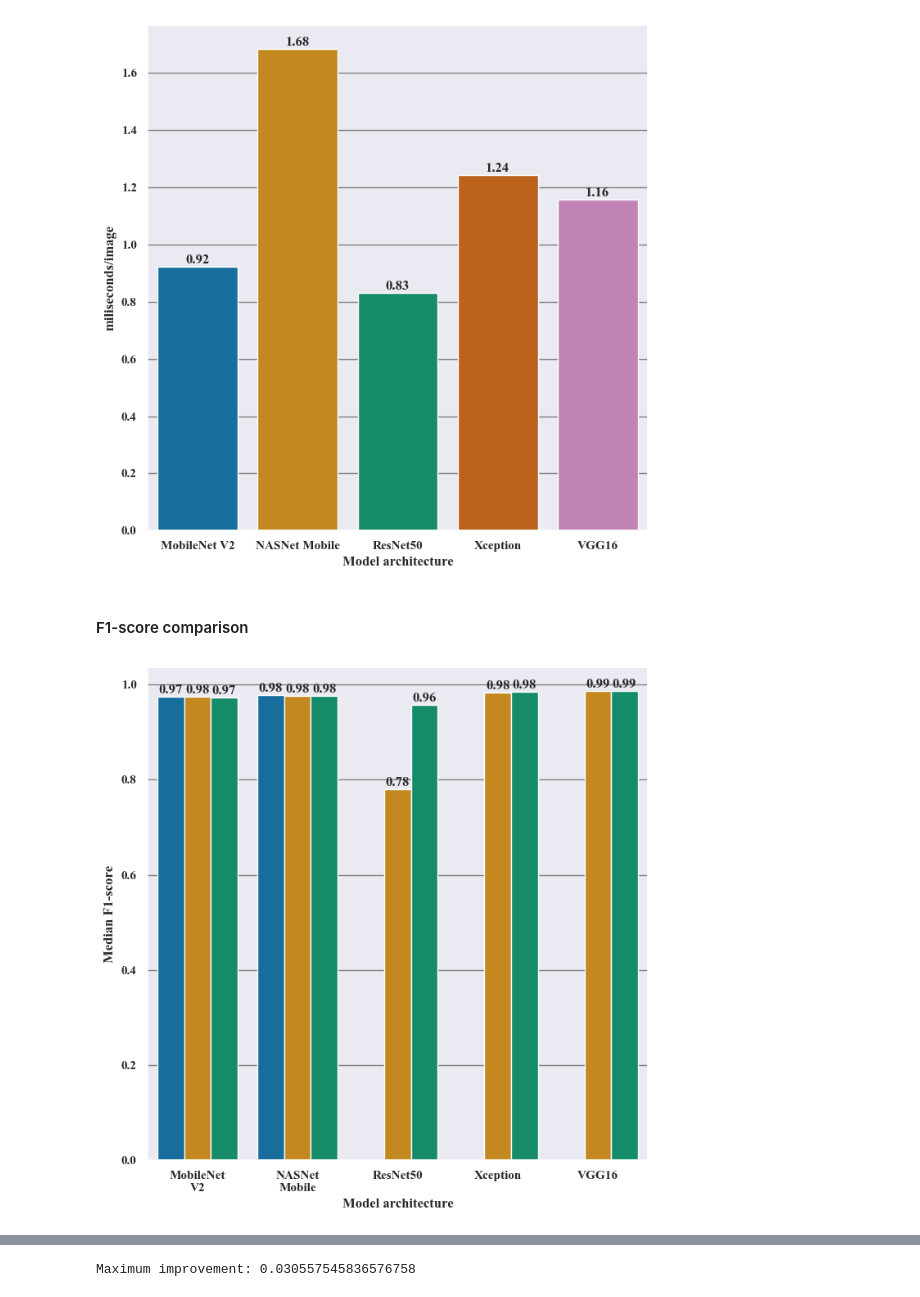
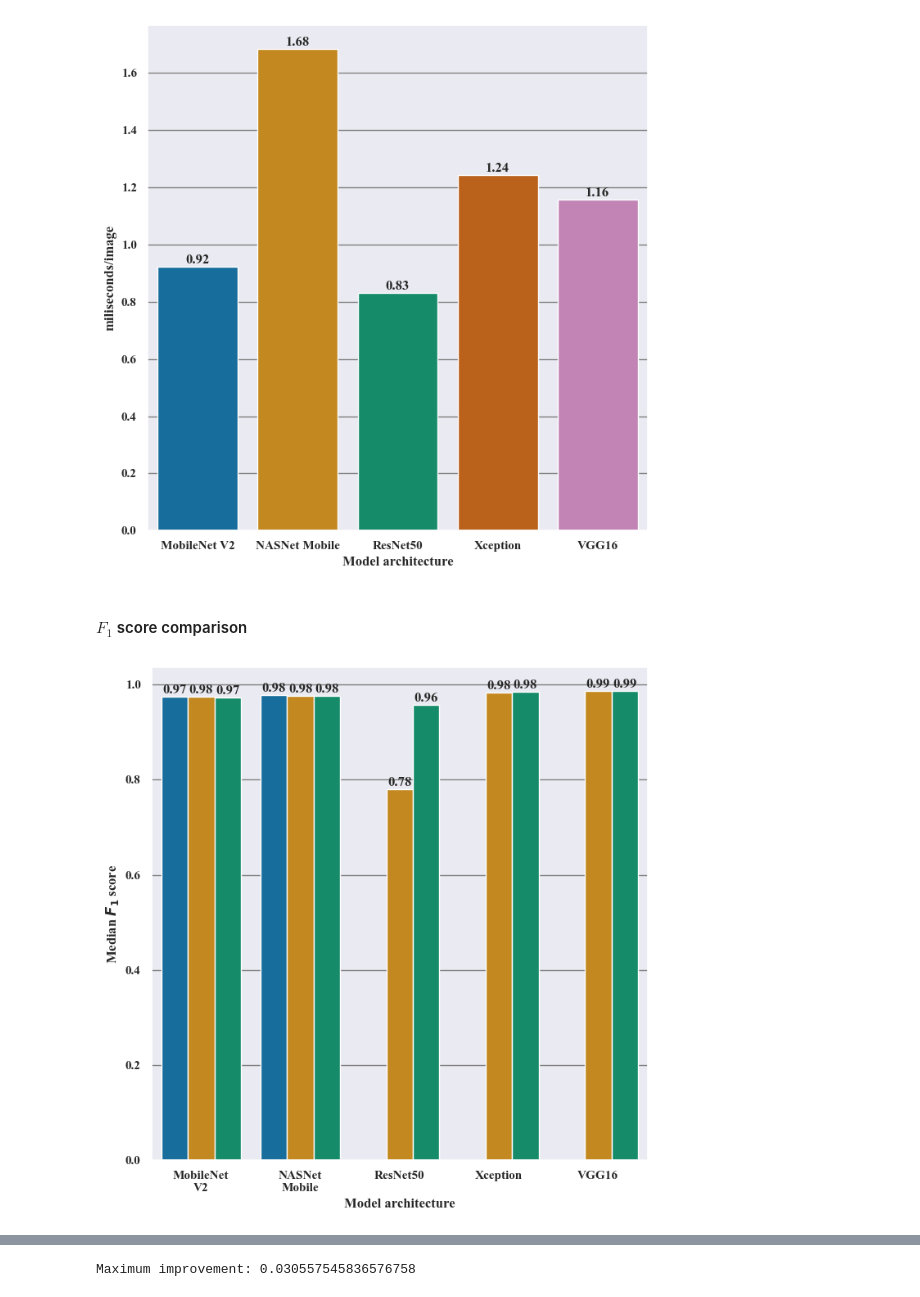
Before and after one commit to GAISSA-UPC/seaa2023_ect, a Jupyter notebook: data-analysis.ipynb, the cells around one changed output, grey strips where cells are left out. Cells and saved outputs as stored; diff of their text form; code cells hidden in the pictures.

Commit message:
Rewrite F1-score as $F_1$ score

```diff
--- a/data-analysis.ipynb
+++ b/data-analysis.ipynb
@@ -797,27 +797,27 @@ if SAVE_FIGS:
 # %% [output]
 [figure]
 # %% [markdown]
-#### F1-score comparison
+#### $F_1$ score comparison
 # %%
 _, ax = barplot(
     analysis_df_no_outliers,
     x="architecture",
     y="f1-score",
     xlabel="Model architecture",
-    ylabel="Median F1-score",
+    ylabel="Median $F_1$ score",
     estimator="median",
     hue="training environment",
     hue_order=TRAIN_STRATEGIES,
     barlabel=True,
     figsize=(7, 7),
 )
 
 ax.get_legend().remove()
 labels = [label.get_text().replace(" ", "\n") for label in ax.get_xticklabels()]
 ax.set_xticklabels(labels)
 
 if SAVE_FIGS:
     plt.savefig(os.path.join(FIGURES_DIR, f"accuracy-comparison.{FIGURES_FORMAT}"))
 # %% [output]
-[figure, old version]
+[figure, new version]
 # %% [markdown]
```
Also changed, not shown: parts of 9 cells of this notebook.
